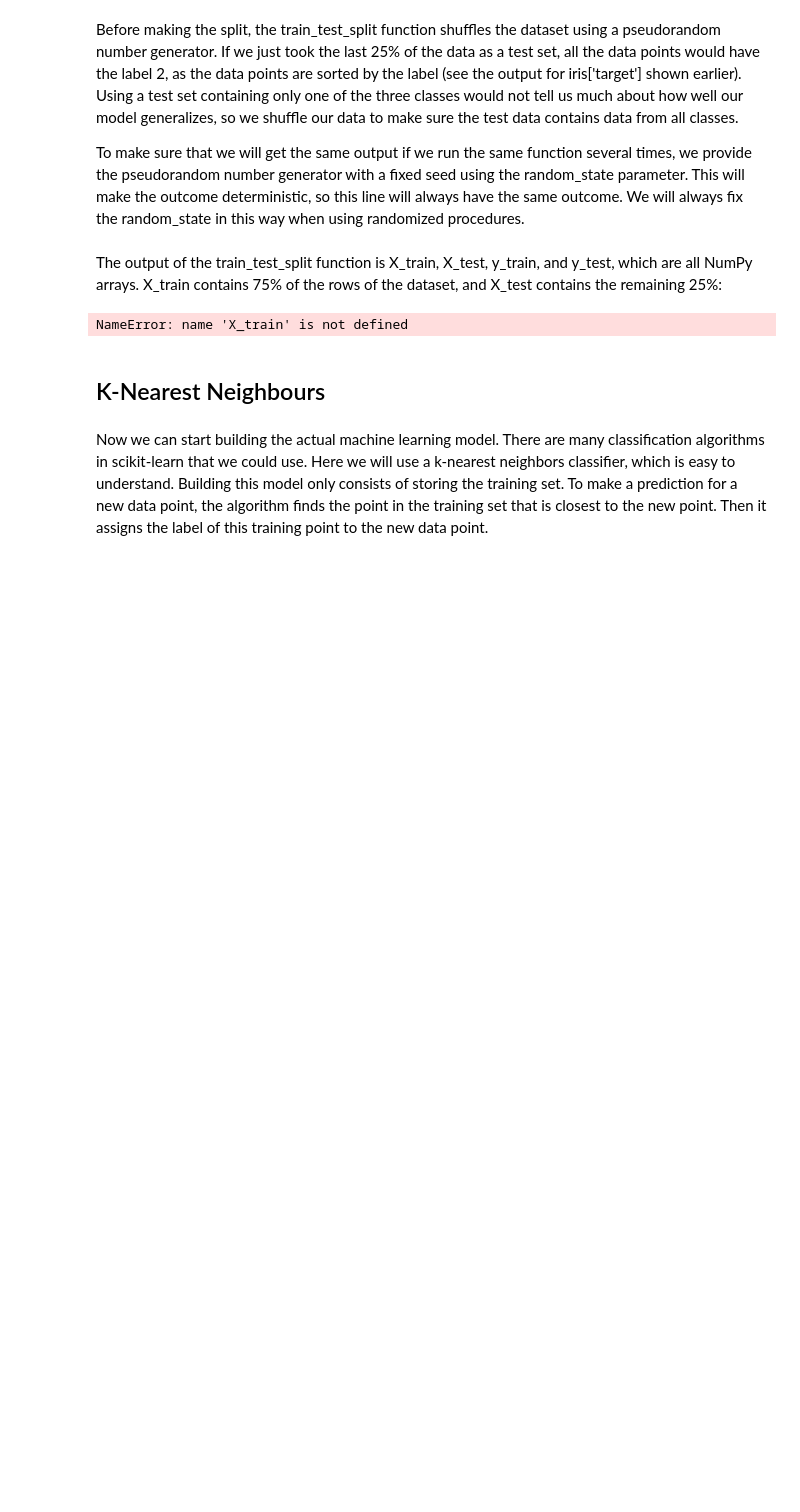
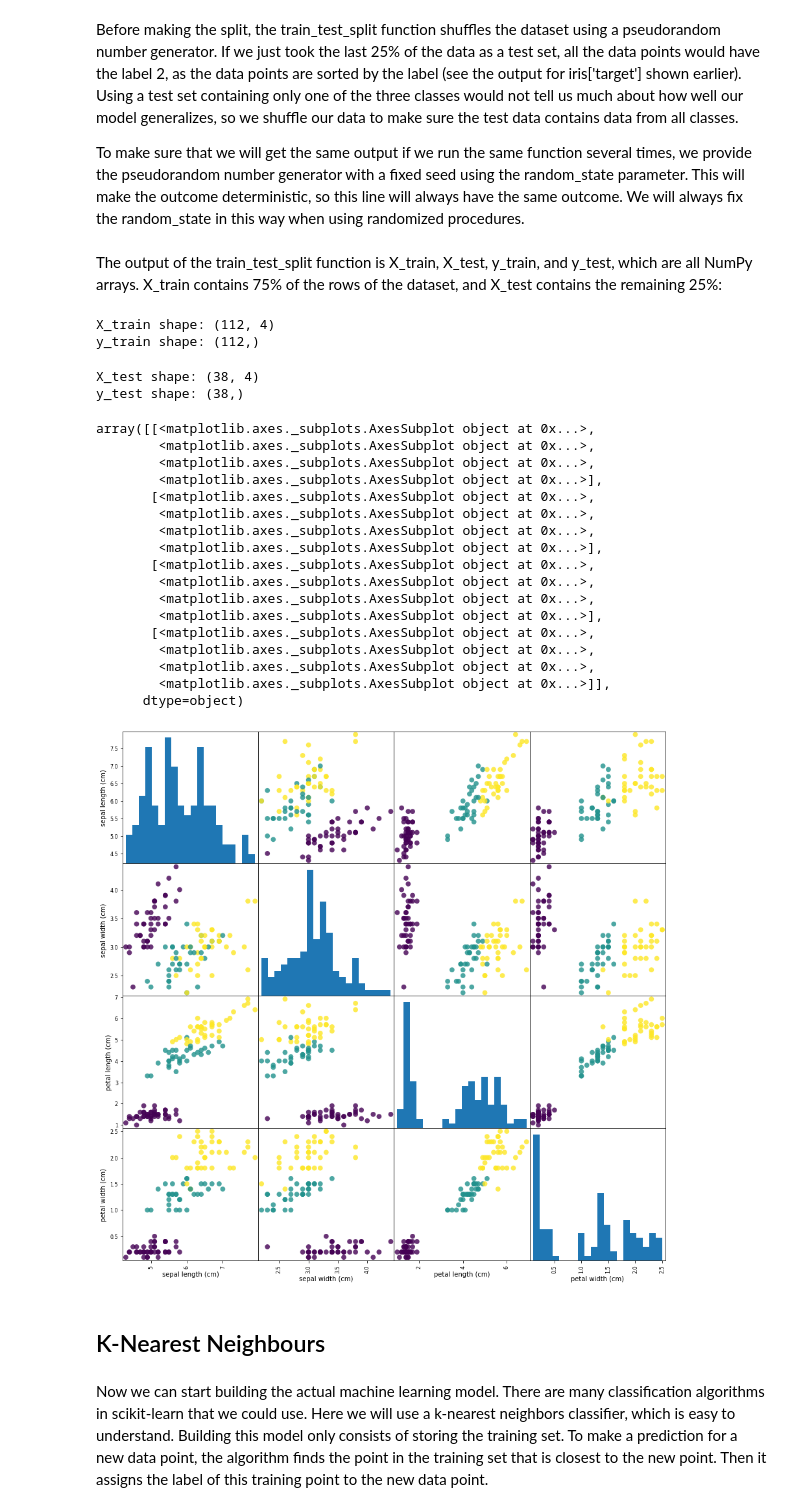
Before and after one commit to AsadAliKhan148/practical-workshops, a Jupyter notebook: Practical-Week-9_KNN-Classifier.ipynb, the cells around one changed output. Cells and saved outputs as stored; diff of their text form; code cells hidden in the pictures; blank space fills up the shorter version.

```diff
--- a/Practical-Week-9_KNN-Classifier.ipynb
+++ b/Practical-Week-9_KNN-Classifier.ipynb
@@ -73,3 +112,5 @@ Let’s call train_test_split on our data and assign the outputs using this nome
+# %%
+X_train, X_test, y_train, y_test= train_test_split(iris_data['data'], iris_data['target'], test_size=0.25, random_state=142)
 # %% [markdown]
 Before making the split, the train_test_split function shuffles the dataset using a
 pseudorandom number generator. If we just took the last 25% of the data as a test set,
@@ -91,10 +132,36 @@ and X_test contains the remaining 25%:
 print("X_train shape: {}".format(X_train.shape))
 print("y_train shape: {}".format(y_train.shape))
 # %% [output]
-NameError: name 'X_train' is not defined
+X_train shape: (112, 4)
+y_train shape: (112,)
 # %%
 print("X_test shape: {}".format(X_test.shape))
 print("y_test shape: {}".format(y_test.shape))
+# %% [output]
+X_test shape: (38, 4)
+y_test shape: (38,)
+# %%
+iris_dataframe=pd.DataFrame(X_train, columns=iris_data.feature_names)
+pd.plotting.scatter_matrix(iris_dataframe, c=y_train, figsize=(15,15),marker='o', hist_kwds={'bins':20}, s=60, alpha=.8)
+# %% [output]
+array([[<matplotlib.axes._subplots.AxesSubplot object at 0x...>,
+        <matplotlib.axes._subplots.AxesSubplot object at 0x...>,
+        <matplotlib.axes._subplots.AxesSubplot object at 0x...>,
+        <matplotlib.axes._subplots.AxesSubplot object at 0x...>],
+       [<matplotlib.axes._subplots.AxesSubplot object at 0x...>,
+        <matplotlib.axes._subplots.AxesSubplot object at 0x...>,
+        <matplotlib.axes._subplots.AxesSubplot object at 0x...>,
+        <matplotlib.axes._subplots.AxesSubplot object at 0x...>],
+       [<matplotlib.axes._subplots.AxesSubplot object at 0x...>,
+        <matplotlib.axes._subplots.AxesSubplot object at 0x...>,
+        <matplotlib.axes._subplots.AxesSubplot object at 0x...>,
+        <matplotlib.axes._subplots.AxesSubplot object at 0x...>],
+       [<matplotlib.axes._subplots.AxesSubplot object at 0x...>,
+        <matplotlib.axes._subplots.AxesSubplot object at 0x...>,
+        <matplotlib.axes._subplots.AxesSubplot object at 0x...>,
+        <matplotlib.axes._subplots.AxesSubplot object at 0x...>]],
+      dtype=object)
+[figure, added]
 # %% [markdown]
 ## K-Nearest Neighbours
 # %% [markdown]
```
Also changed, not shown: parts of 28 cells of this notebook, 1 other file.
